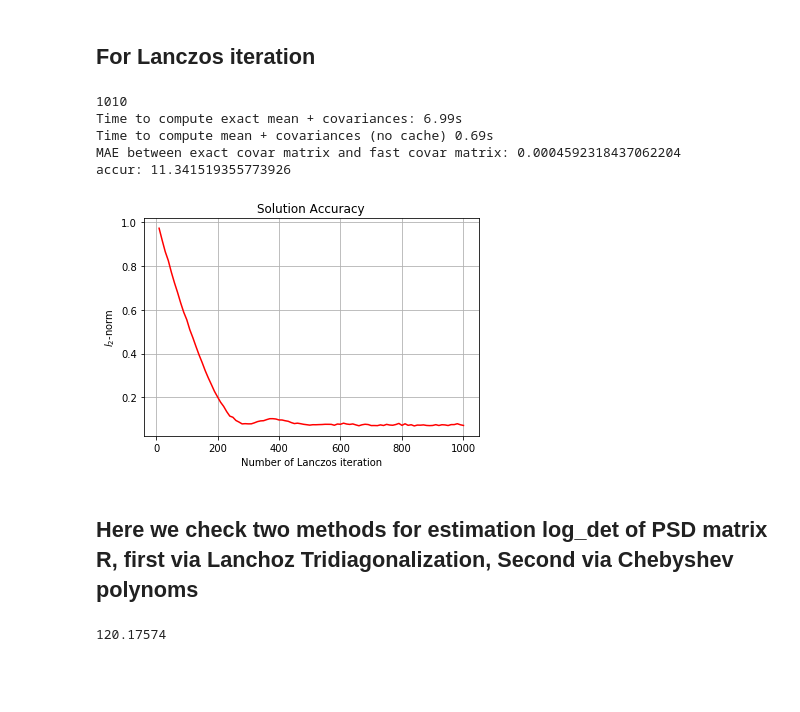
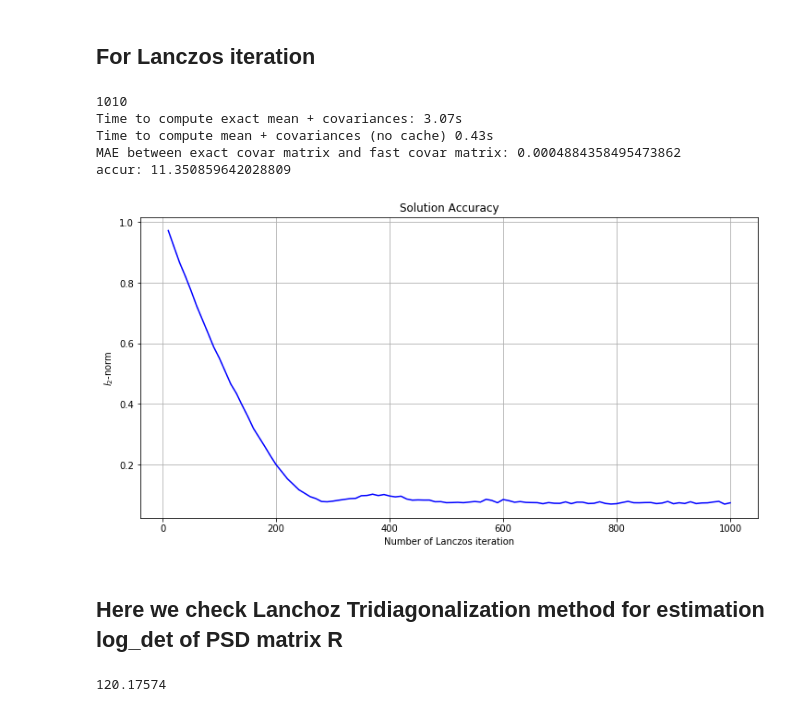
Before and after one commit to KhurramPirov/Log-Determinants-Estimator, a Jupyter notebook: demo/Graph_builder.ipynb, the cells around one changed output. Saved outputs shown, nothing was run; the diff lists cells and outputs as text; code cells hidden in the pictures; blank space fills up the shorter version.

```diff
--- a/demo/Graph_builder.ipynb
+++ b/demo/Graph_builder.ipynb
@@ -117,6 +329,7 @@ while temp<=3300:
     with torch.no_grad(), FLOVE.settings.fast_pred_var(1), FLOVE.settings.max_root_decomposition_size(25):
         start_time = time.time()
         preds = model(test_x)
+        fast_covar = preds.covariance_matrix
         fast_time_no_cache = time.time() - start_time
     '''
     with torch.no_grad(), FLOVE.settings.fast_pred_var(), FLOVE.settings.max_root_decomposition_size(25):
@@ -134,7 +347,8 @@ while temp<=3300:
     #print(test_y.numpy())
     print('accur: {}'.format(np.linalg.norm(np.array(preds.loc)-test_y.numpy())))
     #np.linalg.norm(np.array(preds.loc)-test_y.numpy())
-    matrix_data[i]=[temp,exact_covar_time,fast_time_no_cache,err,(training_iterations+temp*math.log(temp))*0.01]
+    matrix_difference = (exact_covar - fast_covar).data.numpy()
+    matrix_data[i]=[temp,exact_covar_time,fast_time_no_cache,np.linalg.norm(matrix_difference, 2),(training_iterations+temp*math.log(temp))*0.01]
     i=i+1
     temp=temp+100
     '''(exact_covar - fast_covar).abs().mean(),'''
@@ -372,23 +599,24 @@ print('accur: {}'.format(np.linalg.norm(np.array(preds.loc)-test_y.numpy())))
 #print(matrix_data)
 # %% [output]
 1010
-Time to compute exact mean + covariances: 6.99s
-Time to compute mean + covariances (no cache) 0.69s
-MAE between exact covar matrix and fast covar matrix: 0.0004592318437062204
-accur: 11.341519355773926
+Time to compute exact mean + covariances: 3.07s
+Time to compute mean + covariances (no cache) 0.43s
+MAE between exact covar matrix and fast covar matrix: 0.0004884358495473862
+accur: 11.350859642028809
 # %%
-plt.title('Solution Accuracy')
-plt.plot(dd['iter'].tolist(),dd['err'].tolist(),label='red',color='red')
-plt.xlabel('Number of Lanczos iteration')
-plt.ylabel('$l_2$-norm')
+fig, ax = plt.subplots(1, 1, figsize=(12, 6))
+ax.set_title('Solution Accuracy')
+ax.plot(dd['iter'].tolist(),dd['err'].tolist(),'blue')
+ax.set_xlabel('Number of Lanczos iteration')
+ax.set_ylabel('$l_2$-norm')
 #plt.plot(dd['N'].tolist(),(dd['nlogn']*0.01).tolist())
-plt.grid(True)
-#plt.show()
-plt.savefig('Number of Lanczos iter')
+ax.grid(True)
+plt.savefig('num_of_lanczos_iter.png', dpi=600, quality=95)
+plt.show()
 # %% [output]
-[figure, old version]
+[figure, new version]
 # %% [markdown]
-## Here we check two methods for estimation log_det of PSD matrix R, first via Lanchoz Tridiagonalization, Second via Chebyshev polynoms
+## Here we check Lanchoz Tridiagonalization method for estimation log_det of PSD matrix R
 # %%
 from FLOVE.functions import _inv_quad_log_det
 from FLOVE.utils import lanczos
```
Also changed, not shown: parts of 11 cells of this notebook.
